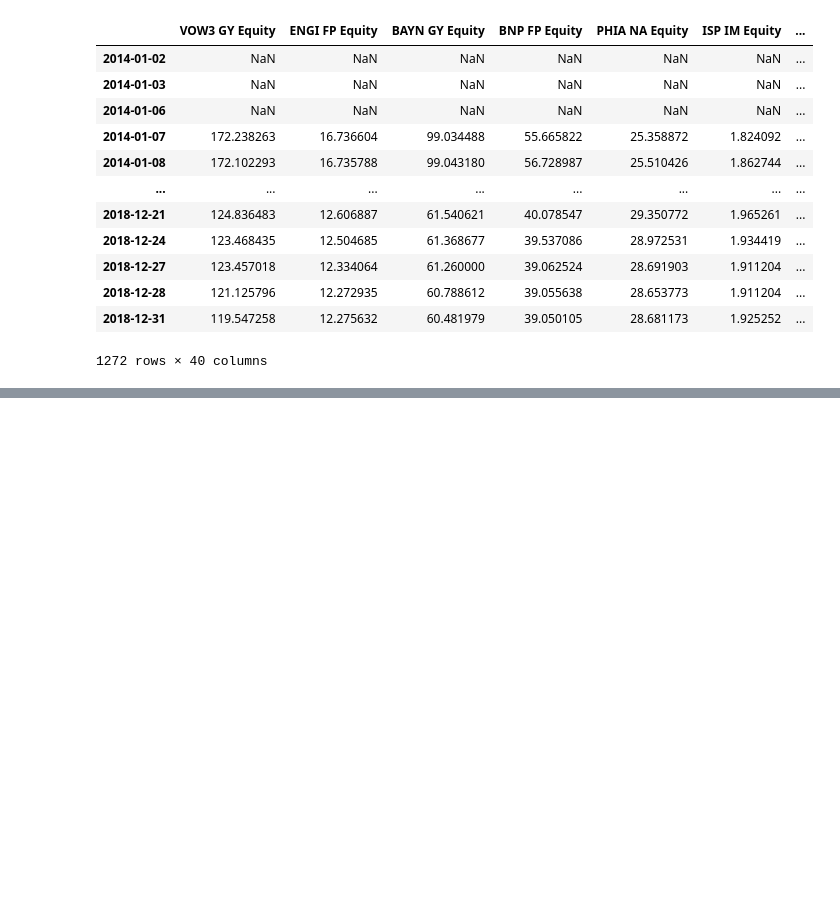
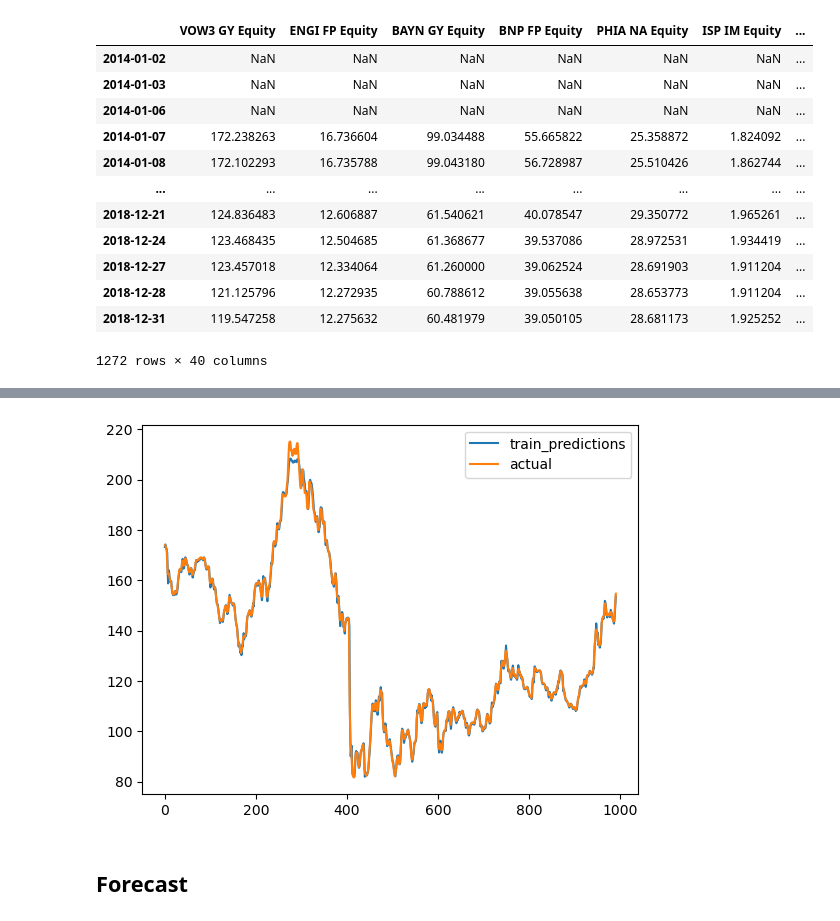
Before and after one commit to tommasograndi/portfolio-opt-with-BiLSTM-stock-preselection, a Jupyter notebook: notebook_tramont.ipynb, the cells around one changed output, grey strips where cells are left out. Saved outputs shown, nothing was run; the diff lists cells and outputs as text; code cells hidden in the pictures; blank space fills up the shorter version.

```diff
--- a/notebook_tramont.ipynb
+++ b/notebook_tramont.ipynb
@@ -50,0 +111,5 @@ X_test = X.iloc[]
+# %%
+model.compile(
+    loss="MSE",
+    optimizer="adam",
+)
@@ -50,0 +118,2 @@ X_test = X.iloc[]
+# %%
+history = model.fit(X_train, y_train, epochs=100)
@@ -50,0 +138,2 @@ X_test = X.iloc[]
+# %%
+train_predictions = model.predict(X_train).flatten()
@@ -50,0 +162,5 @@ X_test = X.iloc[]
+# %%
+results = pd.DataFrame({
+    "train_predictions": train_predictions,
+    "actual": y_train
+})
@@ -50,0 +183,7 @@ X_test = X.iloc[]
+# %%
+results.plot()
+plt.plot();
+# %% [output]
+[figure, added]
+# %% [markdown]
+## Forecast
```
Also changed, not shown: parts of 19 cells of this notebook.
